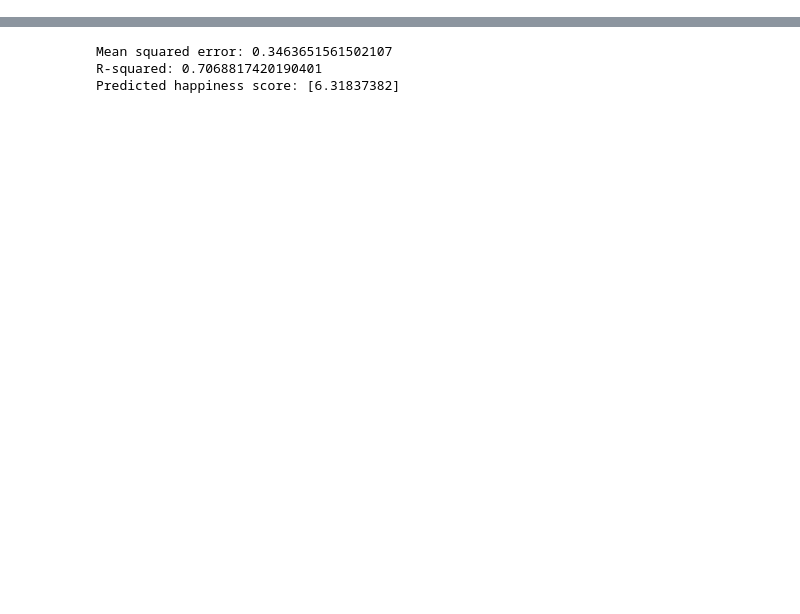
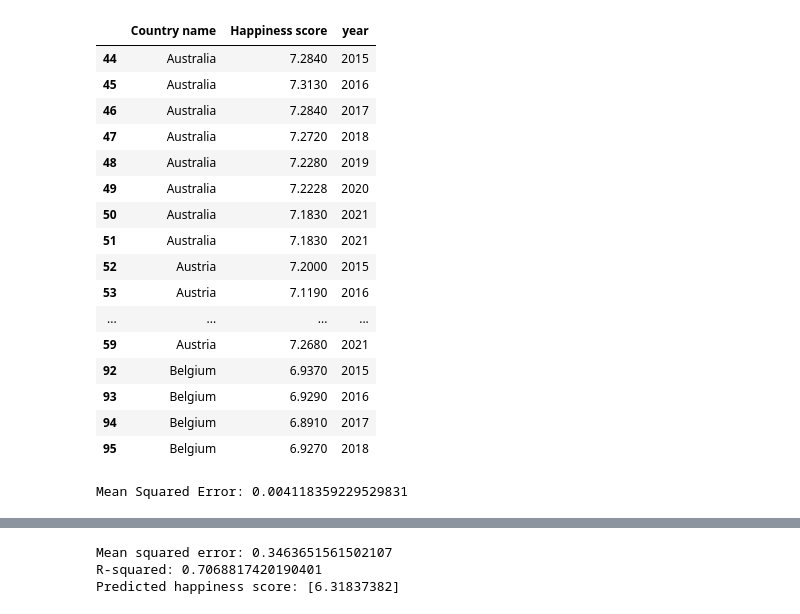
Before and after one commit to dileepadrd/project_2, a Jupyter notebook: Project2_Happyness_report.ipynb, the cells around one changed output, grey strips where cells are left out. Saved outputs shown, nothing was run; the diff lists cells and outputs as text; code cells hidden in the pictures; blank space fills up the shorter version.

```diff
--- a/Project2_Happyness_report.ipynb
+++ b/Project2_Happyness_report.ipynb
@@ -172,0 +250,65 @@ happiness_df = happiness_df.reset_index()
+# %%
+# Make a list of top 20 countrie names
+
+# extract the Country name and Happiness score columns
+#country_score_df = new_data.loc[:, ['Country name', 'Happiness score']]
+
+# sort by Happiness score in descending order
+#sorted_df = country_score_df.sort_values(by='Happiness score', ascending=False)
+
+# reset the index
+#sorted_df.reset_index(drop=True, inplace=True)
+
+# extract the Country name column as a list
+country_list = top_20_countries_df['Country name'].tolist()
+
+# Create dataframe top 20 countries based on average happiness score from 2015 to 2022
+# create a boolean mask based on the Country name column
+mask = happiness_df['Country name'].isin(country_list)
+
+# filter the original dataframe using the boolean mask
+filtered_df = happiness_df[mask]
+
+# print the filtered dataframe
+top_20_happycountries_df = filtered_df[['Country name','Happiness score','year']]
+
+# Show the dataframe
+top_20_happycountries_df.head(20)
+# %% [output]
+|  | Country name | Happiness score | year |
+| 44 | Australia | 7.2840 | 2015 |
+| 45 | Australia | 7.3130 | 2016 |
+| 46 | Australia | 7.2840 | 2017 |
+| 47 | Australia | 7.2720 | 2018 |
+| 48 | Australia | 7.2280 | 2019 |
+| 49 | Australia | 7.2228 | 2020 |
+| 50 | Australia | 7.1830 | 2021 |
+| 51 | Australia | 7.1830 | 2021 |
+| 52 | Austria | 7.2000 | 2015 |
+| 53 | Austria | 7.1190 | 2016 |
+| ... | ... | ... | ... |
+| 59 | Austria | 7.2680 | 2021 |
+| 92 | Belgium | 6.9370 | 2015 |
+| 93 | Belgium | 6.9290 | 2016 |
+| 94 | Belgium | 6.8910 | 2017 |
+| 95 | Belgium | 6.9270 | 2018 |
+# %%
+# encode Country name column using one-hot encoding
+onehot_df = pd.get_dummies(top_20_happycountries_df['Country name'])
+
+# combine one-hot encoded features with the Happiness Score and year columns
+features_df = pd.concat([onehot_df, top_20_happycountries_df['year'], top_20_happycountries_df['Happiness score']], axis=1)
+
+# split the dataset into training and testing sets
+X_train, X_test, y_train, y_test = train_test_split(features_df.drop(['Happiness score'], axis=1), features_df['Happiness score'], test_size=0.2, random_state=42)
+
+# create XGBoost model and train on the training set
+happy_xgb_model = xgb.XGBRegressor(objective='reg:squarederror', random_state=42)
+happy_xgb_model.fit(X_train, y_train)
+
+# evaluate model on the testing set
+y_pred = happy_xgb_model.predict(X_test)
+mse = mean_squared_error(y_test, y_pred)
+print(f"Mean Squared Error: {mse}")
+# %% [output]
+Mean Squared Error: 0.004118359229529831
```
Also changed, not shown: parts of 56 cells of this notebook, 5 other files.
